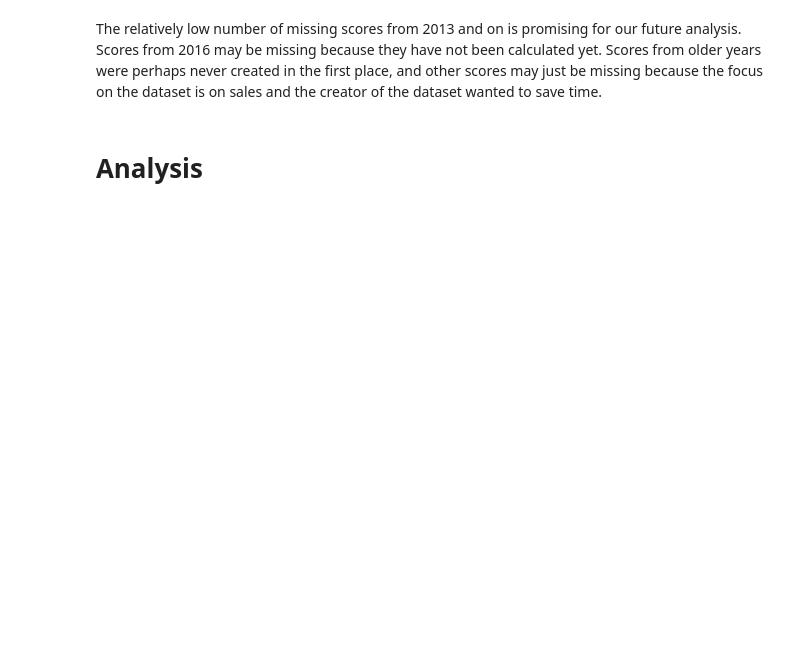
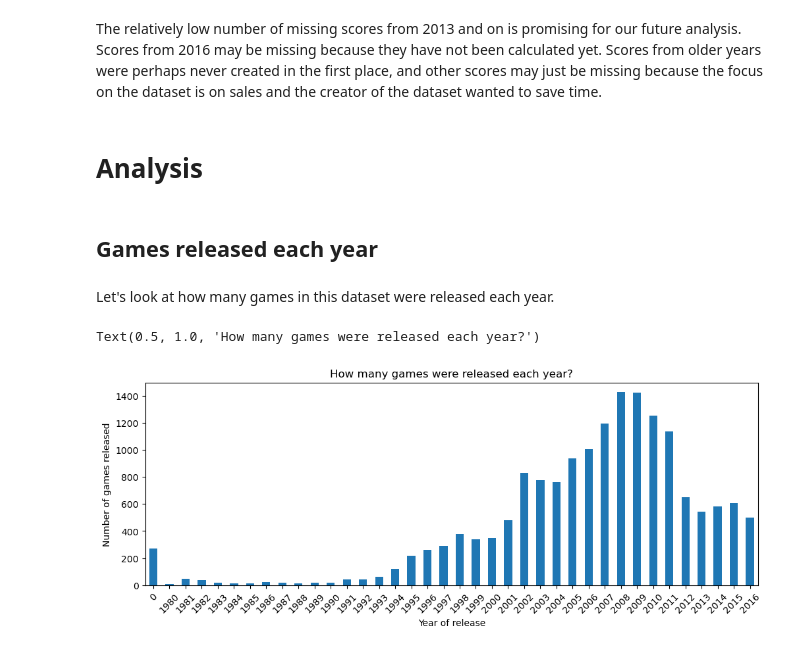
Before and after one commit to jnorfolk/Video-Game-Sales, a Jupyter notebook: video_game_sales.ipynb, the cells around one changed output. Drawn from its saved outputs; the diff is of its cells as text; code cells hidden in the pictures; blank space fills up the shorter version.

```diff
--- a/video_game_sales.ipynb
+++ b/video_game_sales.ipynb
@@ -504,3 +503,16 @@ Total number of missing user scores in 2013 and later: 1041
 The relatively low number of missing scores from 2013 and on is promising for our future analysis. Scores from 2016 may be missing because they have not been calculated yet. Scores from older years were perhaps never created in the first place, and other scores may just be missing because the focus on the dataset is on sales and the creator of the dataset wanted to save time.
 # %% [markdown]
 # Analysis
+# %% [markdown]
+## Games released each year
+# %% [markdown]
+Let's look at how many games in this dataset were released each year.
+# %%
+years_pivot = df.pivot_table(index='year_of_release', values='name', aggfunc='count')
+years_pivot.plot(kind='bar', figsize=[12,4], rot=45, legend=False)
+plt.xlabel('Year of release')
+plt.ylabel('Number of games released')
+plt.title('How many games were released each year?')
+# %% [output]
+Text(0.5, 1.0, 'How many games were released each year?')
+[figure, added]
```
Also changed, not shown: parts of 45 cells of this notebook.
